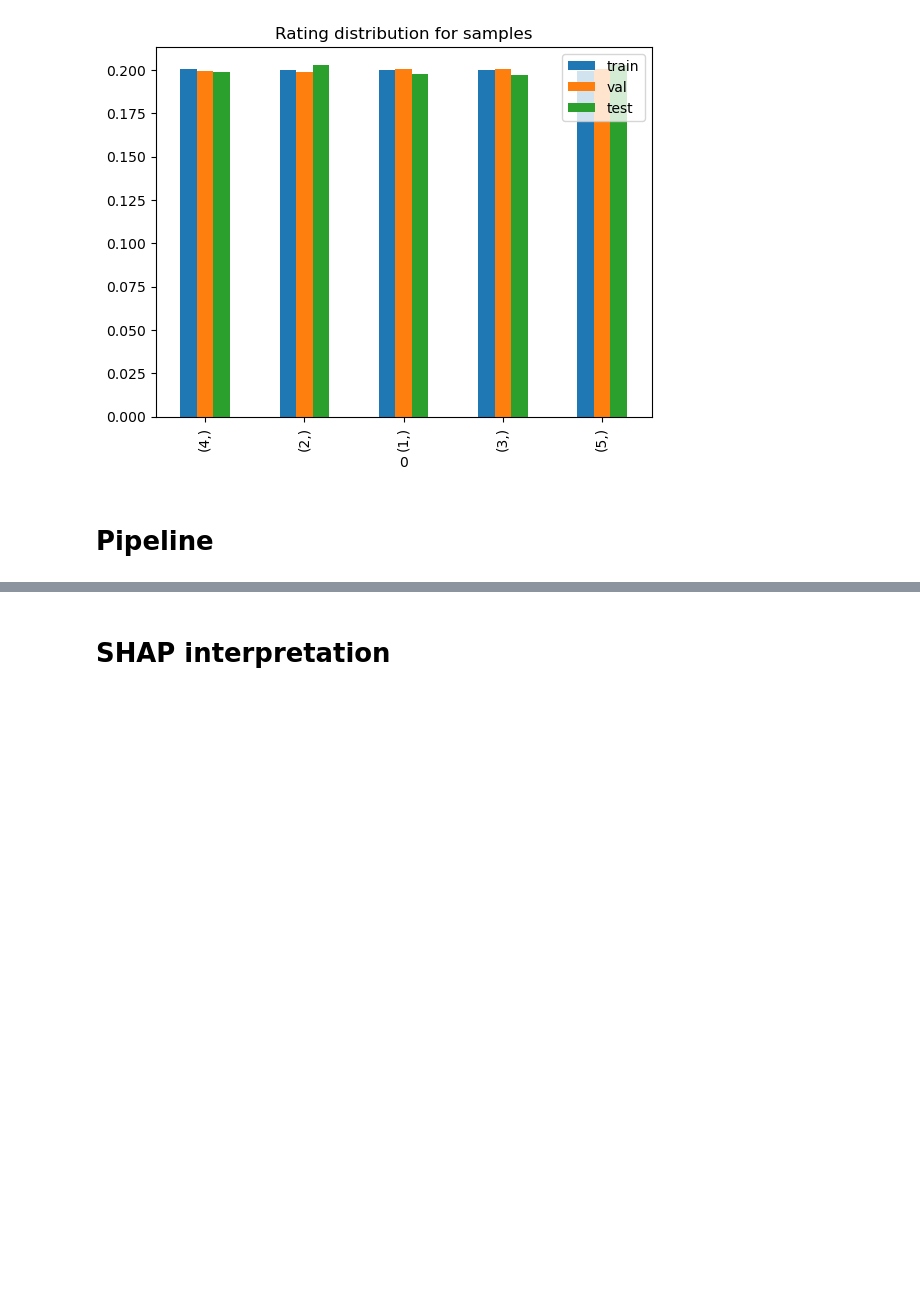
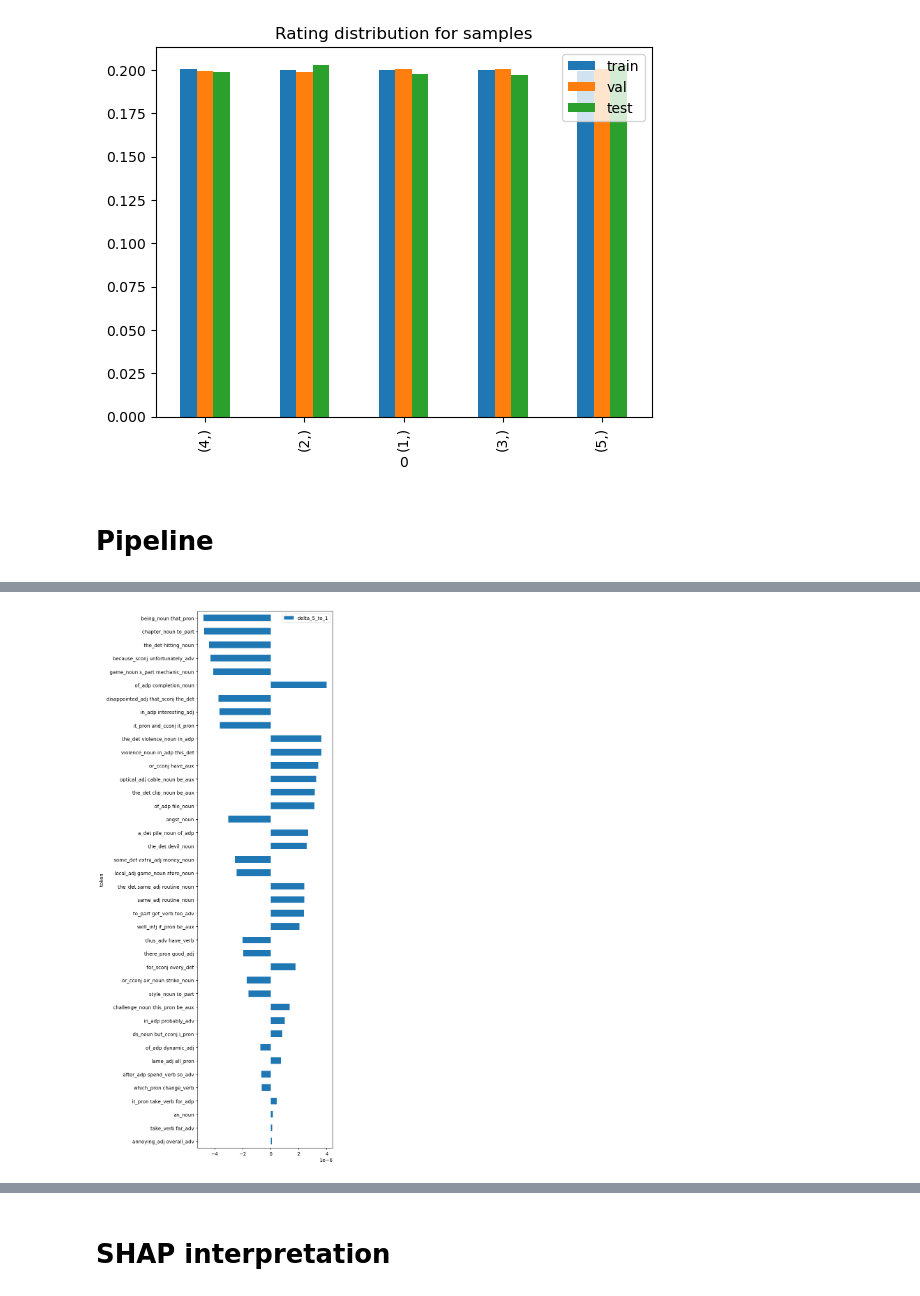
Before and after one commit to LLGH1/dsproject_supply_chain, a Jupyter notebook: model_pipeline_V2.ipynb, the cells around one changed output, grey strips where cells are left out. Cells and saved outputs as stored; diff of their text form; code cells hidden in the pictures; blank space fills up the shorter version.

```diff
--- a/model_pipeline_V2.ipynb
+++ b/model_pipeline_V2.ipynb
@@ -172,0 +311,4 @@ Global accuracy: 0.5166275083226269
+# %%
+weakest_words = tok_coef.sort_values("abs_delta_5_to_1").head(40)[["token", "delta_5_to_1"]].set_index("token").plot(kind="barh", figsize=(5,20))
+# %% [output]
+[figure, added]
```
Also changed, not shown: parts of 29 cells of this notebook, 2 other files.
